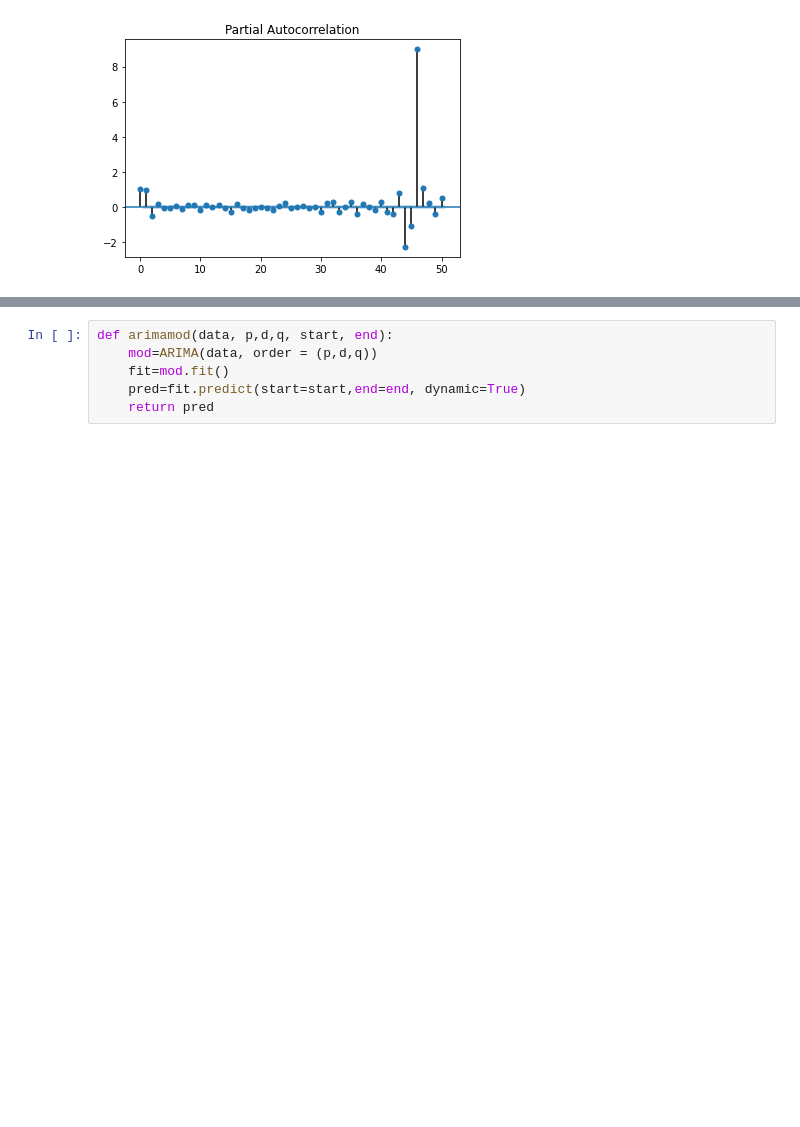
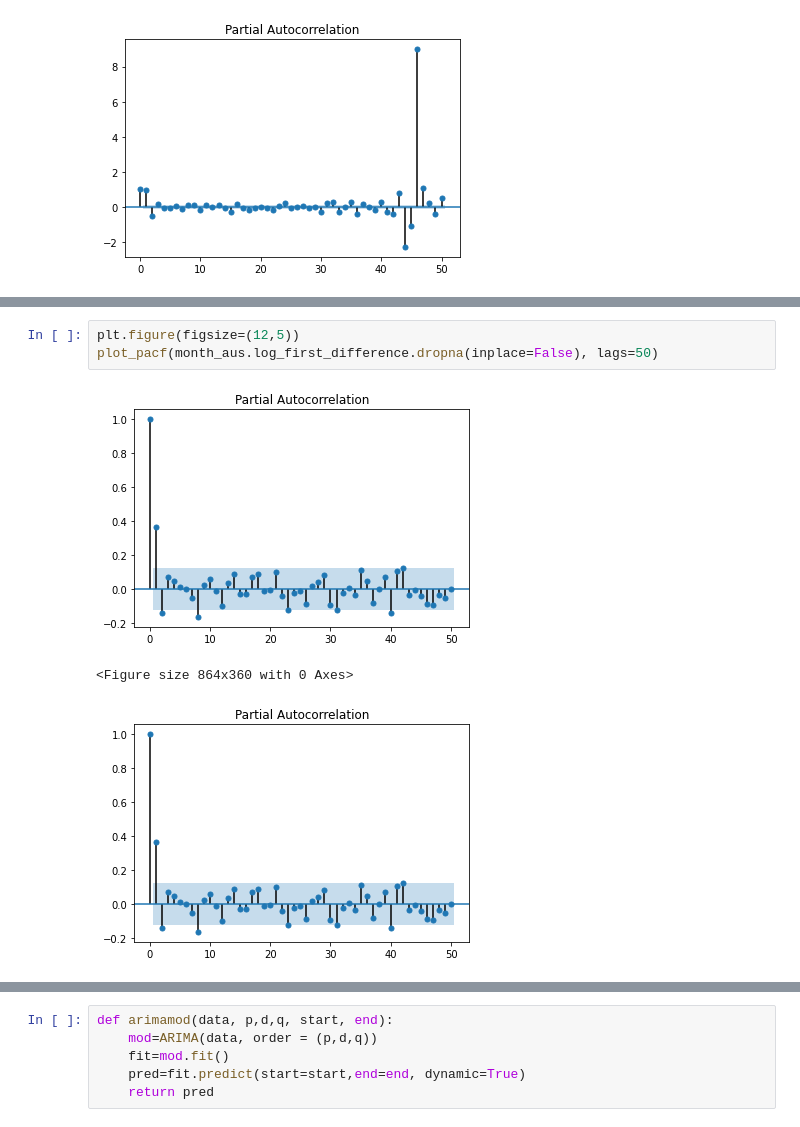
Before and after one commit to marmistead91/Foreign-Exchange-Rates-Time-Series, a Jupyter notebook: Time Series.ipynb, the cells around one changed output, grey strips where cells are left out. Saved outputs shown, nothing was run; the diff lists cells and outputs as text; blank space fills up the shorter version.

```diff
--- a/Time Series.ipynb
+++ b/Time Series.ipynb
@@ -550 +553,8 @@ plot_pacf(month_aus.Australia, lags=50)
+# %%
+plt.figure(figsize=(12,5))
+plot_pacf(month_aus.log_first_difference.dropna(inplace=False), lags=50)
+# %% [output]
+[figure, added]
+<Figure size 864x360 with 0 Axes>
+[figure, added]
 # %%
```
Also changed, not shown: parts of 13 cells of this notebook.
